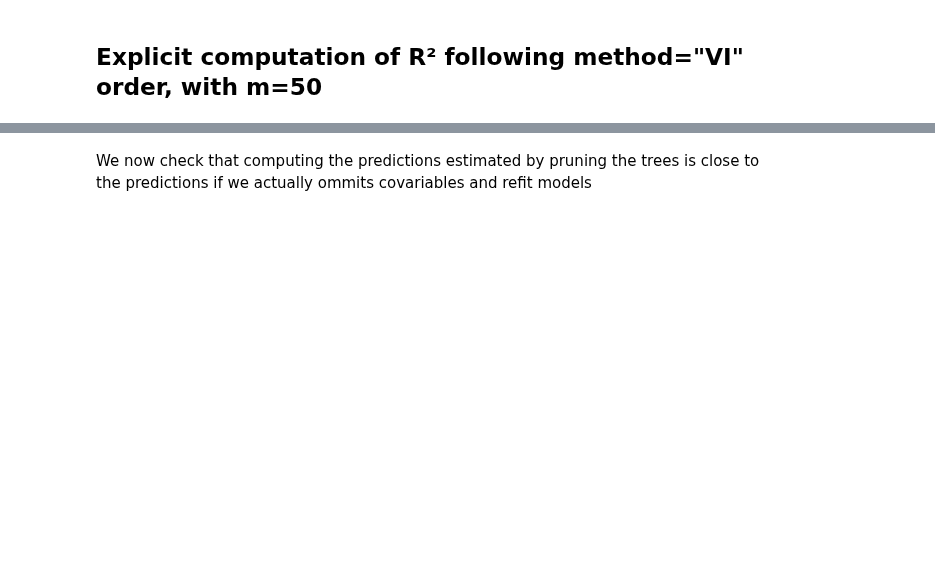
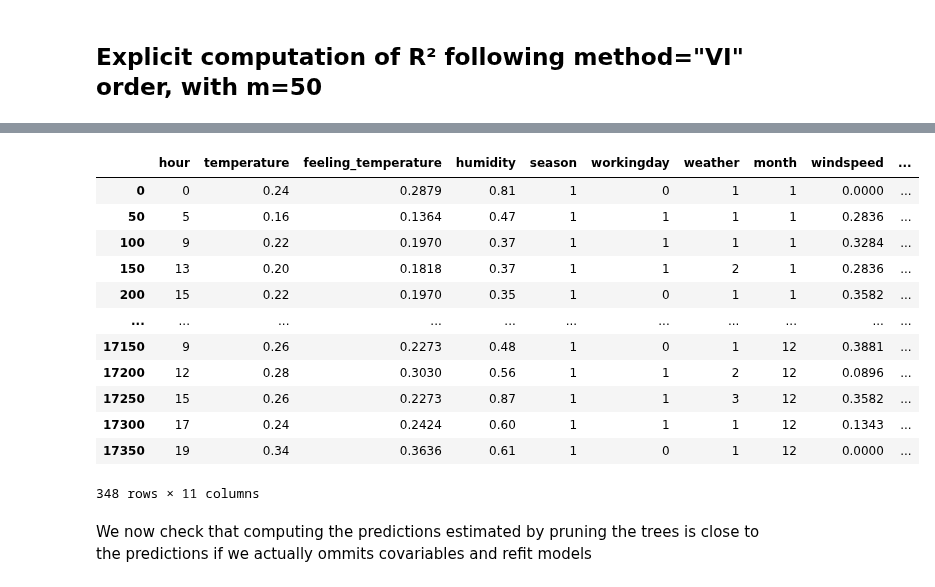
Before and after one commit to Grupo-de-modelado-probabilista/BART, a Jupyter notebook: variable_selection/Bikes.ipynb, the cells around one changed output, grey strips where cells are left out. Saved outputs shown, nothing was run; the diff lists cells and outputs as text; code cells hidden in the pictures; blank space fills up the shorter version.

```diff
--- a/variable_selection/Bikes.ipynb
+++ b/variable_selection/Bikes.ipynb
@@ -94,3 +99,19 @@ Sampling 4 chains for 1_000 tune and 1_000 draw iterations (4_000 + 4_000 draws
+# %%
+X.iloc[:,indices_vi[:X.shape[1]+1]]
+# %% [output]
+|  | hour | temperature | feeling_temperature | humidity | season | workingday | weather | month | windspeed | ... |
+| 0 | 0 | 0.24 | 0.2879 | 0.81 | 1 | 0 | 1 | 1 | 0.0000 | ... |
+| 50 | 5 | 0.16 | 0.1364 | 0.47 | 1 | 1 | 1 | 1 | 0.2836 | ... |
+| 100 | 9 | 0.22 | 0.1970 | 0.37 | 1 | 1 | 1 | 1 | 0.3284 | ... |
+| 150 | 13 | 0.20 | 0.1818 | 0.37 | 1 | 1 | 2 | 1 | 0.2836 | ... |
+| 200 | 15 | 0.22 | 0.1970 | 0.35 | 1 | 0 | 1 | 1 | 0.3582 | ... |
+| ... | ... | ... | ... | ... | ... | ... | ... | ... | ... | ... |
+| 17150 | 9 | 0.26 | 0.2273 | 0.48 | 1 | 0 | 1 | 12 | 0.3881 | ... |
+| 17200 | 12 | 0.28 | 0.3030 | 0.56 | 1 | 1 | 2 | 12 | 0.0896 | ... |
+| 17250 | 15 | 0.26 | 0.2273 | 0.87 | 1 | 1 | 3 | 12 | 0.3582 | ... |
+| 17300 | 17 | 0.24 | 0.2424 | 0.60 | 1 | 1 | 1 | 12 | 0.1343 | ... |
+| 17350 | 19 | 0.34 | 0.3636 | 0.61 | 1 | 0 | 1 | 12 | 0.0000 | ... |
+348 rows × 11 columns
 # %% [markdown]
 We now check that computing the predictions estimated by pruning the trees is close to the predictions if we actually ommits covariables and refit models
 # %%
```
Also changed, not shown: parts of 9 cells of this notebook, 2 other files.
